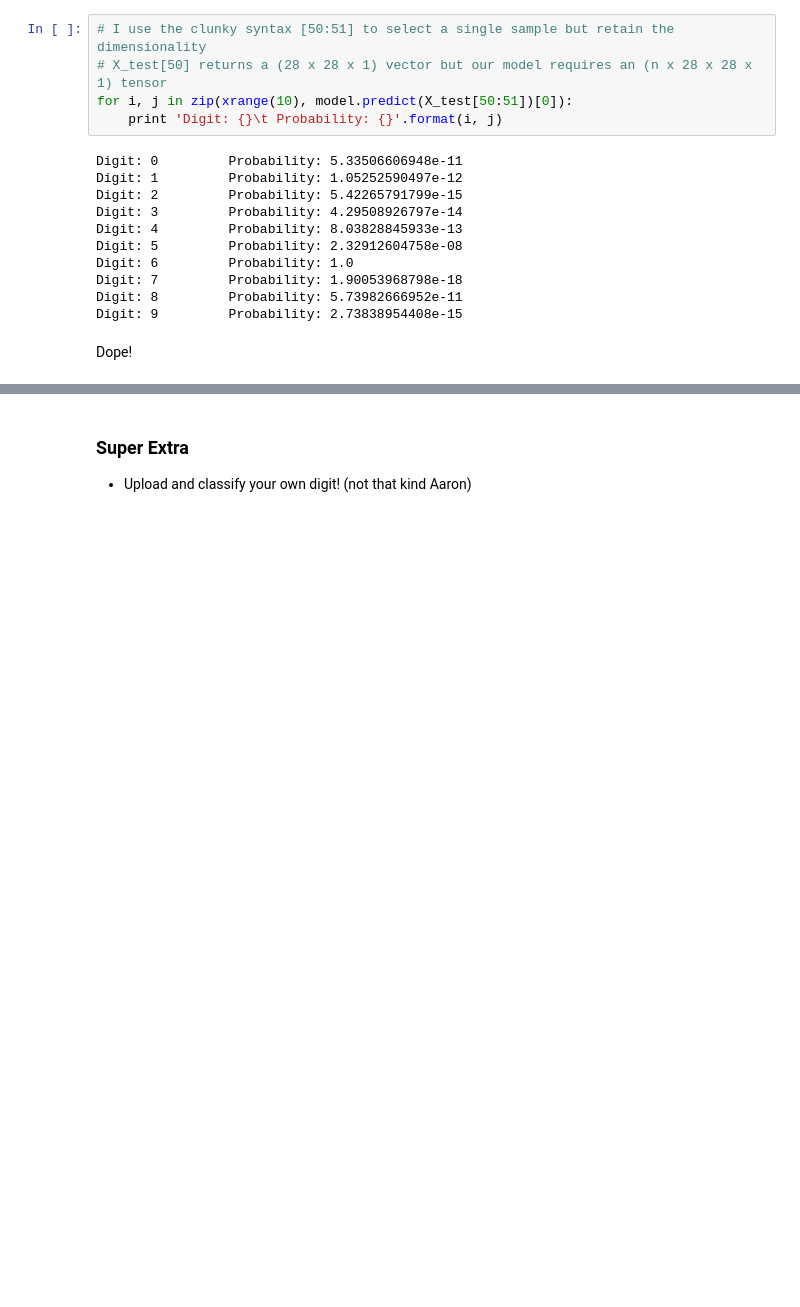
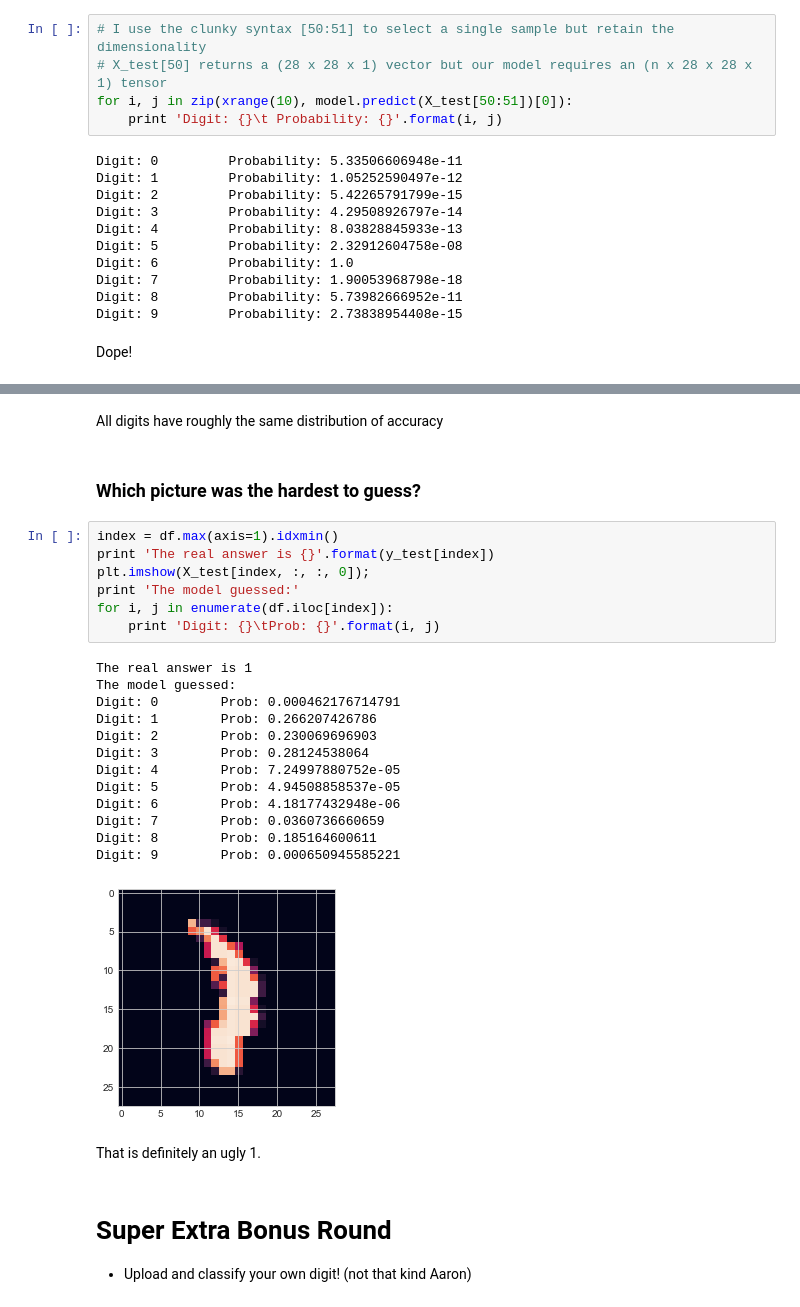
Before and after one commit to jvivian/Children-of-Skynet, a Jupyter notebook: keras-tutorial/keras-tutorial-jv.ipynb, the cells around one changed output, grey strips where cells are left out. Drawn from its saved outputs; the diff is of its cells as text; blank space fills up the shorter version.

Commit message:
Update notebook with bonus questions

```diff
--- a/keras-tutorial/keras-tutorial-jv.ipynb
+++ b/keras-tutorial/keras-tutorial-jv.ipynb
@@ -230,3 +294,30 @@ Dope!
+# %% [markdown]
+All digits have roughly the same distribution of accuracy
+# %% [markdown]
+### Which picture was the hardest to guess?
+# %%
+index = df.max(axis=1).idxmin()
+print 'The real answer is {}'.format(y_test[index])
+plt.imshow(X_test[index, :, :, 0]);
+print 'The model guessed:'
+for i, j in enumerate(df.iloc[index]):
+    print 'Digit: {}\tProb: {}'.format(i, j)
+# %% [output]
+The real answer is 1
+The model guessed:
+Digit: 0        Prob: 0.000462176714791
+Digit: 1        Prob: 0.266207426786
+Digit: 2        Prob: 0.230069696903
+Digit: 3        Prob: 0.28124538064
+Digit: 4        Prob: 7.24997880752e-05
+Digit: 5        Prob: 4.94508858537e-05
+Digit: 6        Prob: 4.18177432948e-06
+Digit: 7        Prob: 0.0360736660659
+Digit: 8        Prob: 0.185164600611
+Digit: 9        Prob: 0.000650945585221
+[figure, added]
+# %% [markdown]
+That is definitely an ugly 1.
 # %% [markdown]
-### Super Extra
+# Super Extra Bonus Round
 * Upload and classify your own digit! (not that kind Aaron)
```
Also changed, not shown: parts of 24 cells of this notebook.
